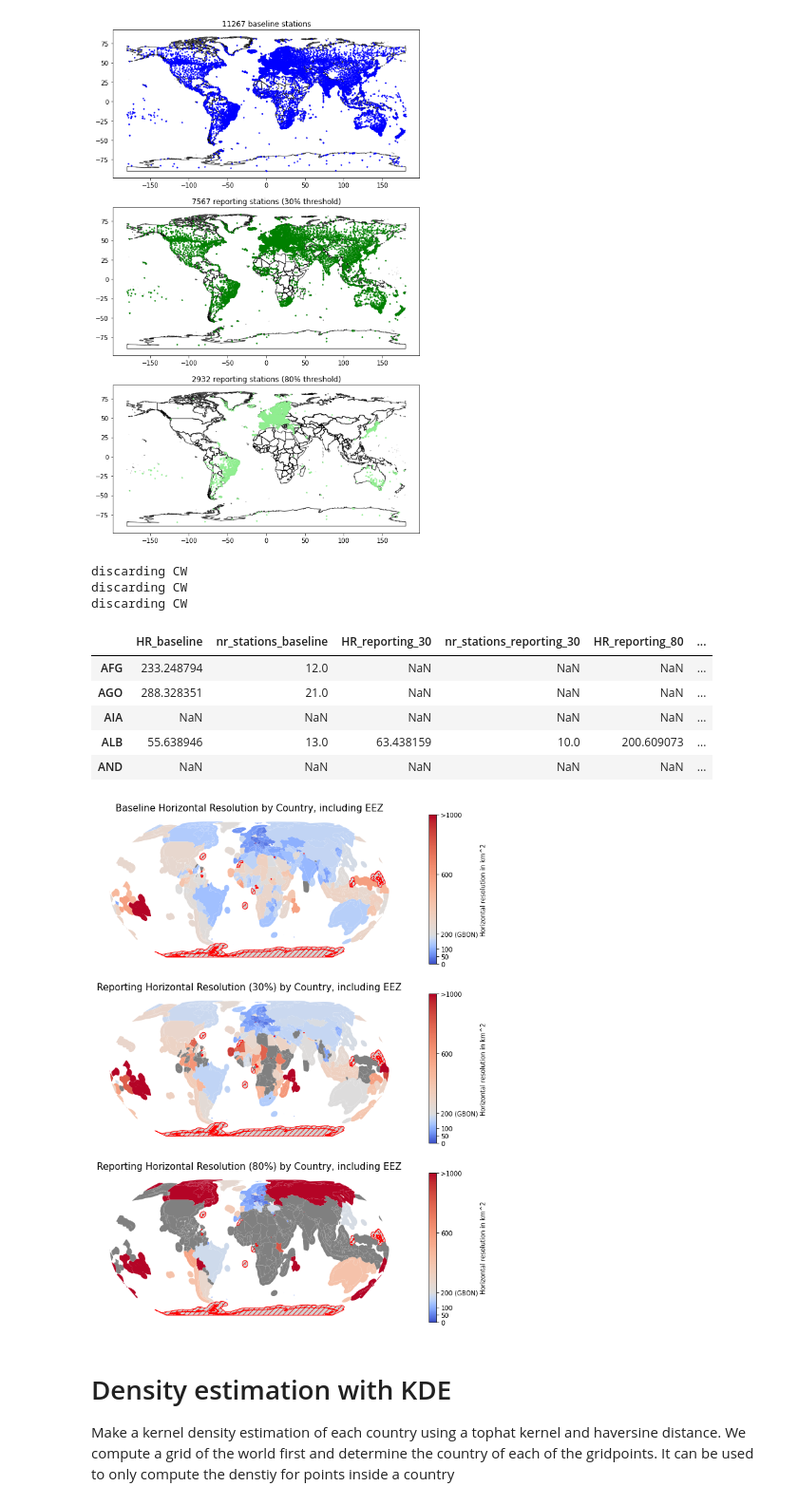
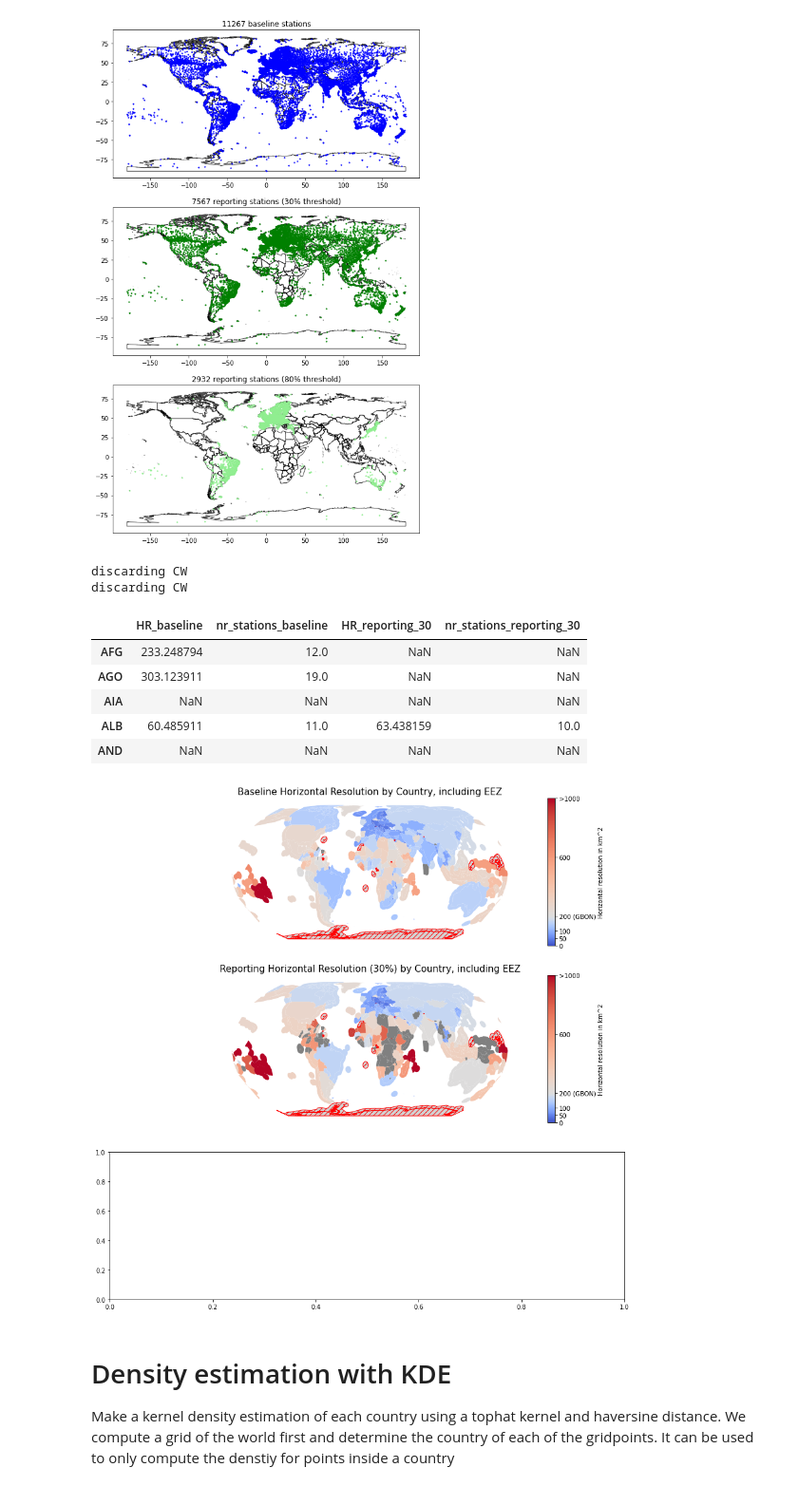
Before and after one commit to kurt-hectic/wmo-notebooks, a Jupyter notebook: GBON HR definitions.ipynb, the cells around one changed output. Shown at 95% size. Drawn from its saved outputs; the diff is of its cells as text; code cells hidden in the pictures.

Commit message:
finished GBON analysis and added sratch-area for plots

```diff
--- a/GBON HR definitions.ipynb
+++ b/GBON HR definitions.ipynb
@@ -277,11 +278,10 @@ def station_to_country(stations,plot=False):
 
 baseline_stations = station_to_country(gdf_baseline)
 reporting_stations_30 = station_to_country(gdf_reporting)
-reporting_stations_80 = station_to_country(gdf_reporting_2)
+#reporting_stations_80 = station_to_country(gdf_reporting_2)
 # %% [output]
 discarding CW
 discarding CW
-discarding CW
 # %%
 def calculate_HR(stations,colsuffix=None):
 
@@ -299,20 +299,20 @@ def calculate_HR(stations,colsuffix=None):
 
 hr_baseline = calculate_HR(baseline_stations,"baseline")
 hr_reporting_30 = calculate_HR(reporting_stations_30,"reporting_30")
-hr_reporting_80 = calculate_HR(reporting_stations_80,"reporting_80")
+#hr_reporting_80 = calculate_HR(reporting_stations_80,"reporting_80")
 
 
-df_analysis = pd.concat([hr_baseline,hr_reporting_30,hr_reporting_80],axis=1)
+df_analysis = pd.concat([hr_baseline,hr_reporting_30],axis=1)
 df_analysis.head()
 # %% [output]
-|  | HR_baseline | nr_stations_baseline | HR_reporting_30 | nr_stations_reporting_30 | HR_reporting_80 | ... |
-| AFG | 233.248794 | 12.0 | NaN | NaN | NaN | ... |
-| AGO | 288.328351 | 21.0 | NaN | NaN | NaN | ... |
-| AIA | NaN | NaN | NaN | NaN | NaN | ... |
-| ALB | 55.638946 | 13.0 | 63.438159 | 10.0 | 200.609073 | ... |
-| AND | NaN | NaN | NaN | NaN | NaN | ... |
+|  | HR_baseline | nr_stations_baseline | HR_reporting_30 | nr_stations_reporting_30 |
+| AFG | 233.248794 | 12.0 | NaN | NaN |
+| AGO | 303.123911 | 19.0 | NaN | NaN |
+| AIA | NaN | NaN | NaN | NaN |
+| ALB | 60.485911 | 11.0 | 63.438159 | 10.0 |
+| AND | NaN | NaN | NaN | NaN |
 # %%
-fig,(ax1,ax2,ax3) = plt.subplots(3,1,figsize=(15,15))
+fig,(ax1,ax2) = plt.subplots(2,1,figsize=(15,15))
 
 def plot_HR(df,column,title,ax):
     """Plots the HR indicated in `column` into the map passed in `df`.
@@ -344,35 +344,35 @@ def plot_HR(df,column,title,ax):
     # plot countries
     df[idx_member].to_crs("+proj=eqearth").plot(column=column, legend=False, cmap=cmap, norm=norm, ax=ax )
     df[~df.index.isin(wmo_members)].to_crs("+proj=eqearth").plot(ax=ax, **missing) #plot non Members
     df[idx_missing].to_crs("+proj=eqearth").plot(facecolor="grey",ax=ax)
 
     # add HR info to EEZ geodataframe
     df_eez = gdf_eez.join(df[column],how='inner')
     idx_member = df_eez.index.isin(wmo_members)
     idx_missing = ( df_eez[column].isna() & idx_member )
 
     # plot EEZ
     df_eez[idx_member].to_crs("+proj=eqearth").plot(column=column, legend=False, cmap=cmap, norm=norm, ax=ax)
     df_eez[~idx_member].to_crs("+proj=eqearth").plot(ax=ax,**missing) #plot non Members EEZ
     df_eez[idx_missing].to_crs("+proj=eqearth").plot(facecolor="grey",ax=ax)
 
     # configure plot
     ax.set_title(title, fontsize=15)
     ticks=[0,50,100,200,600,1000]
     ax_cbar = fig.colorbar( cbar , ax=ax, ticks=ticks)
     ax_cbar.set_label('Horizontal resolution in km^2')
     ax_cbar.ax.set_yticklabels(["0","50","100","200 (GBON)","600",">1000"])
 
     ax.axis("off")
 
 plot_HR(df_analysis,"HR_baseline","Baseline Horizontal Resolution by Country, including EEZ",ax1)
 plot_HR(df_analysis,"HR_reporting_30","Reporting Horizontal Resolution (30%) by Country, including EEZ",ax2)
-plot_HR(df_analysis,"HR_reporting_80","Reporting Horizontal Resolution (80%) by Country, including EEZ",ax3)
+#plot_HR(df_analysis,"HR_reporting_80","Reporting Horizontal Resolution (80%) by Country, including EEZ",ax3)
 
 
 #plt.savefig(r'C:\TEMP\GBON-res.png')
 # %% [output]
-[figure, old version]
+[figure, new version]
 # %% [markdown]
 # Density estimation with KDE
 Make a kernel density estimation of each country using a tophat kernel and haversine distance.
```
Also changed, not shown: parts of 16 cells of this notebook, 2 other files.
